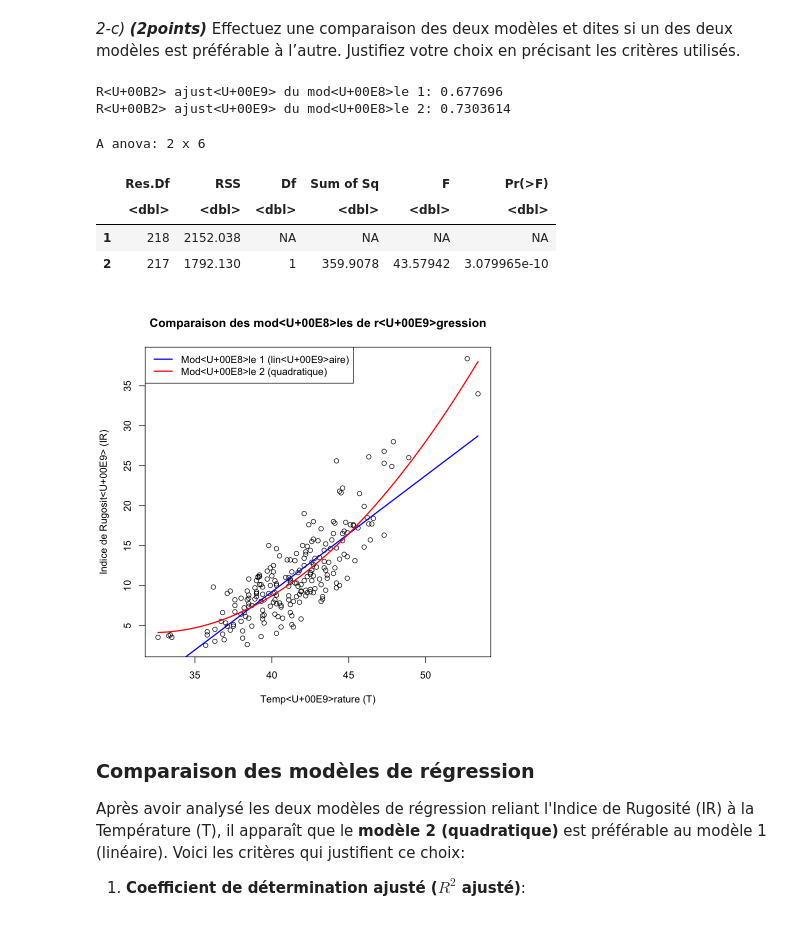
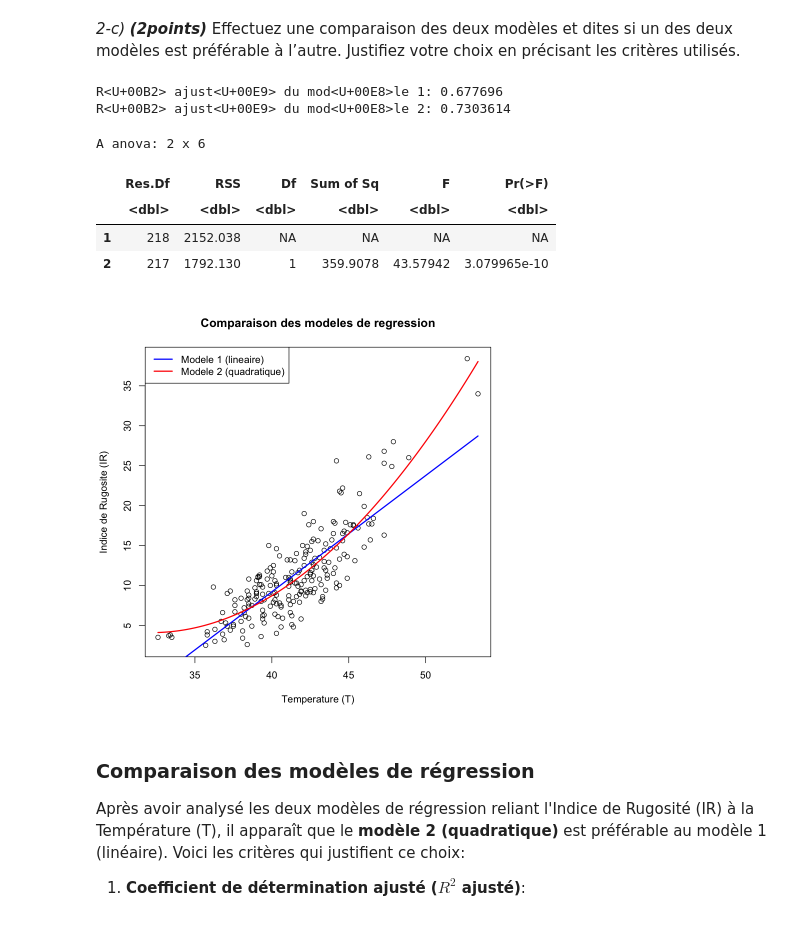
Before and after one commit to yaaks7/DEVOIR-MTH2302, a Jupyter notebook: devoir.ipynb, the cells around one changed output. Drawn from its saved outputs; the diff is of its cells as text; code cells hidden in the pictures.

```diff
--- a/devoir.ipynb
+++ b/devoir.ipynb
@@ -497,32 +497,32 @@ Le modèle quadratique améliore l'adéquation aux hypothèses de normalité et
 # %%
 # Comparaison des R²
 cat("R² ajusté du modèle 1:", summary(modele1)$adj.r.squared, "\n")
 cat("R² ajusté du modèle 2:", summary(modele2)$adj.r.squared, "\n")
 
 # Test ANOVA pour comparer les modèles
 anova(modele1, modele2)
 
 # Visualisation des deux modèles
 plot(data$T, data$IR,
-     main = "Comparaison des modèles de régression",
-     xlab = "Température (T)",
-     ylab = "Indice de Rugosité (IR)")
+     main = "Comparaison des modeles de regression",
+     xlab = "Temperature (T)",
+     ylab = "Indice de Rugosite (IR)")
 
 # Ajout des courbes de régression
 T_seq <- seq(min(data$T), max(data$T), length.out = 100)
 lines(T_seq, predict(modele1, newdata = data.frame(T = T_seq)), col = "blue", lwd = 2)
 lines(T_seq, predict(modele2, newdata = data.frame(T = T_seq)), col = "red", lwd = 2)
-legend("topleft", legend = c("Modèle 1 (linéaire)", "Modèle 2 (quadratique)"),
+legend("topleft", legend = c("Modele 1 (lineaire)", "Modele 2 (quadratique)"),
        col = c("blue", "red"), lwd = 2)
 # %% [output]
 R<U+00B2> ajust<U+00E9> du mod<U+00E8>le 1: 0.677696
 R<U+00B2> ajust<U+00E9> du mod<U+00E8>le 2: 0.7303614
 A anova: 2 x 6
 |  | Res.Df | RSS | Df | Sum of Sq | F | Pr(>F) |
 |  | <dbl> | <dbl> | <dbl> | <dbl> | <dbl> | <dbl> |
 | 1 | 218 | 2152.038 | NA | NA | NA | NA |
 | 2 | 217 | 1792.130 | 1 | 359.9078 | 43.57942 | 3.079965e-10 |
-[figure, old version]
+[figure, new version]
 # %% [markdown]
 ### Comparaison des modèles de régression
 
```
Also changed, not shown: parts of 9 cells of this notebook, 2 other files.
